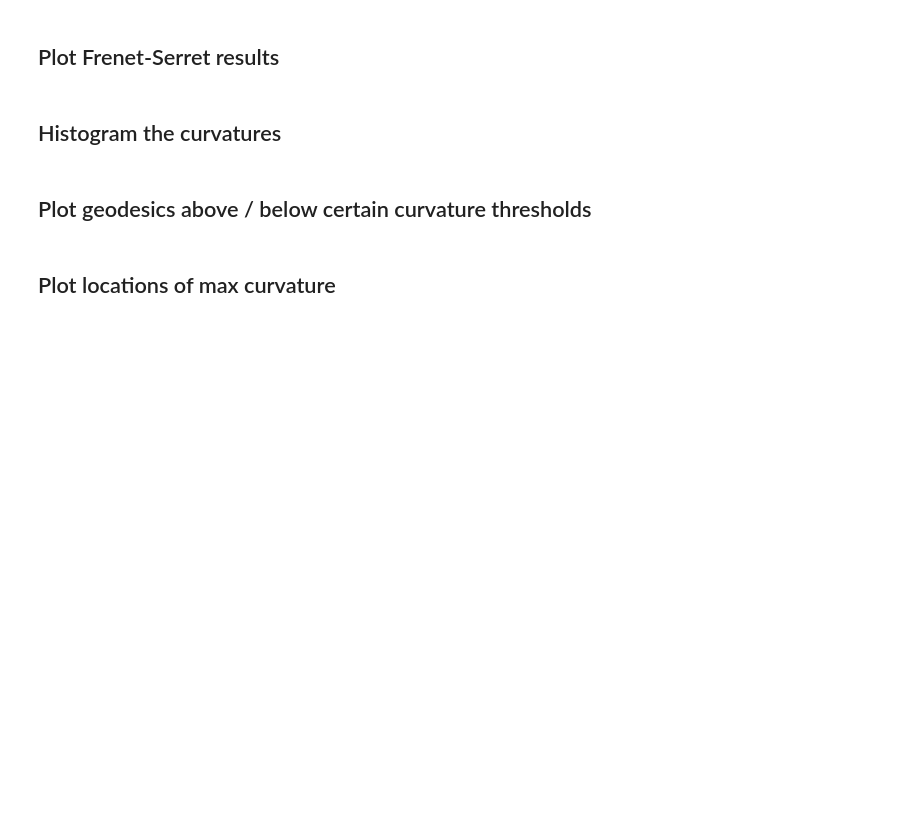
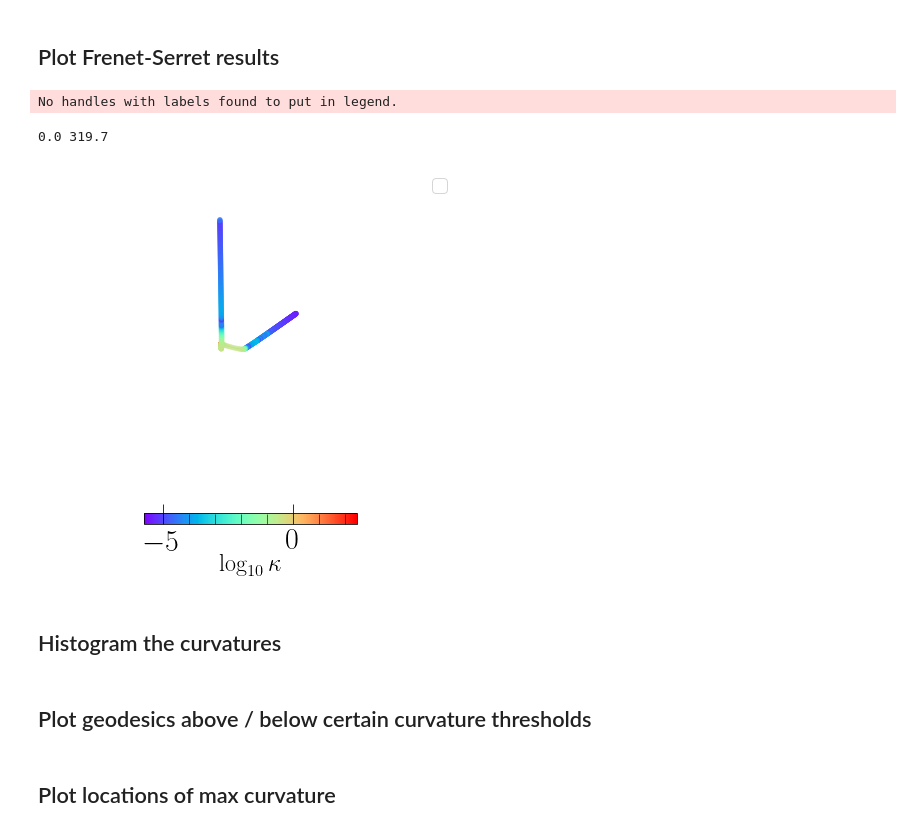
Before and after one commit to mariaokounkova/TracingMerger, a Jupyter notebook: Analysis.ipynb, the cells around one changed output. Drawn from its saved outputs; the diff is of its cells as text; code cells hidden in the pictures; blank space fills up the shorter version.

```diff
--- a/Analysis.ipynb
+++ b/Analysis.ipynb
@@ -598,20 +625,20 @@ def PlotFrenetSerretFrame(p):
     #    plt.plot(x_h, y_h, z_h, color='black', lw = 2.0)
 
     #ns = GetGeodesicIndices(p)[::500]
-    ns = [40000]
+    ns = [1786]
     #ns = [17, 24, 46, 55, 85, 87, 100]
     #ns = [0]
     #ns = GetGeodesicsZeroCrossingsIndices(p, 5)[::3]
     #ns = [12237]
     for n in ns:
         t, x, y, z, lapse = GetGeodesicTrajectory(p, n)
-        t, Arr = CutTimesArray(t, [x, y, z], -1, 350)
-        x, y, z = Arr
+        #t, Arr = CutTimesArray(t, [x, y, z], -1, 350)
+        #x, y, z = Arr
 
         t, kappa, T_x, T_y, T_z, N_x, N_y, N_z, B_x, B_y, B_z = GetFrenetSerretVectors(p, n)
-        t, Arr = CutTimesArray(t, [kappa, T_x, T_y, T_z, N_x, N_y, N_z, B_x, B_y, B_z], -1, 350)
-        kappa, T_x, T_y, T_z, N_x, N_y, N_z, B_x, B_y, B_z = Arr
-        #print(min(t), max(t))
+        #t, Arr = CutTimesArray(t, [kappa, T_x, T_y, T_z, N_x, N_y, N_z, B_x, B_y, B_z], -1, 350)
+        #kappa, T_x, T_y, T_z, N_x, N_y, N_z, B_x, B_y, B_z = Arr
+        print(min(t), max(t))
 
 #         for i in range(0, len(t))[::2]:
 #             if i == 0:
@@ -651,7 +678,11 @@ def PlotFrenetSerretFrame(p):
     plt.tight_layout()
     plt.show()
 # %%
-##PlotFrenetSerretFrame('Data/TraceHeadOn_0_0_100_500/') #[4, 12237, 20986])
+PlotFrenetSerretFrame('Data/TraceHeadOn_0_0_100_319.7_Horizon/') #[4, 12237, 20986])
+# %% [output]
+No handles with labels found to put in legend.
+0.0 319.7
+[figure, added]
 # %% [markdown]
 ## Histogram the curvatures
 # %%
```
Also changed, not shown: parts of 7 cells of this notebook.
